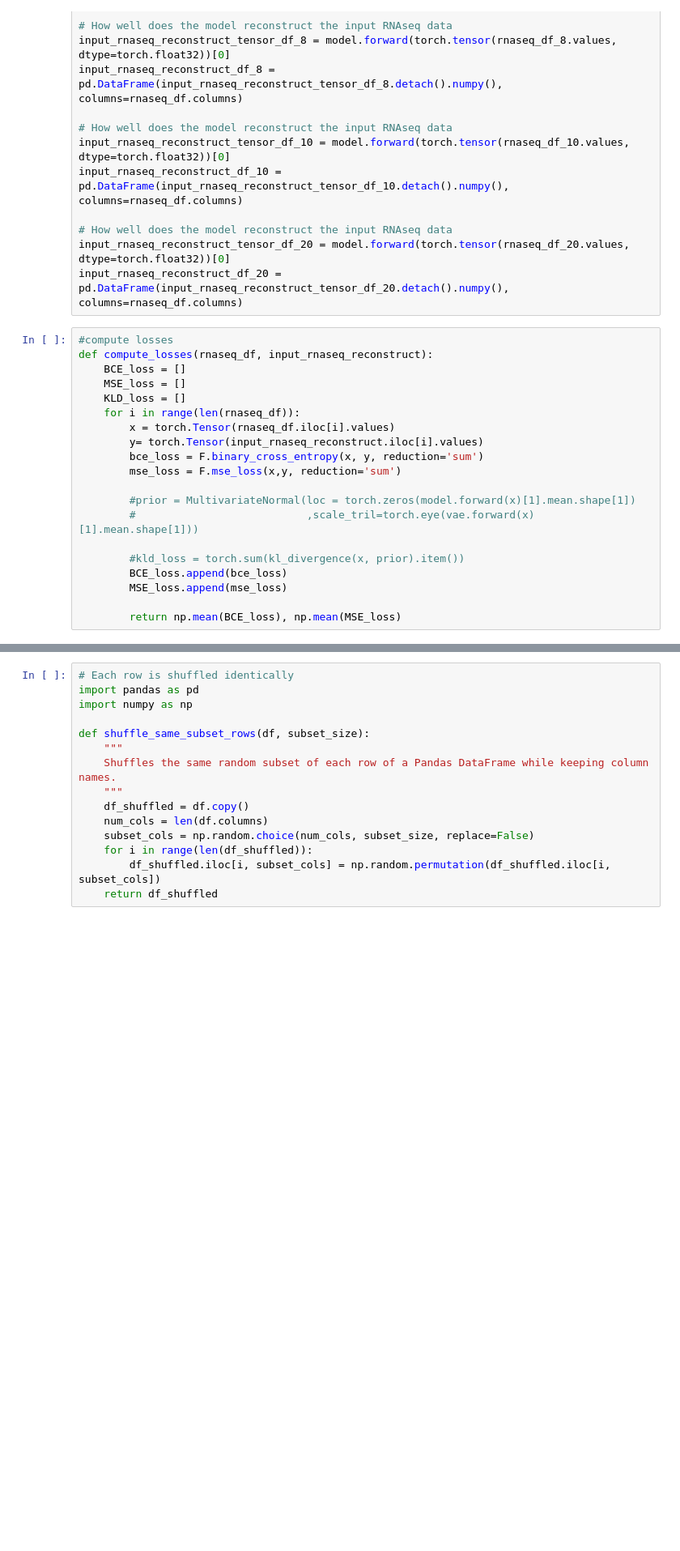
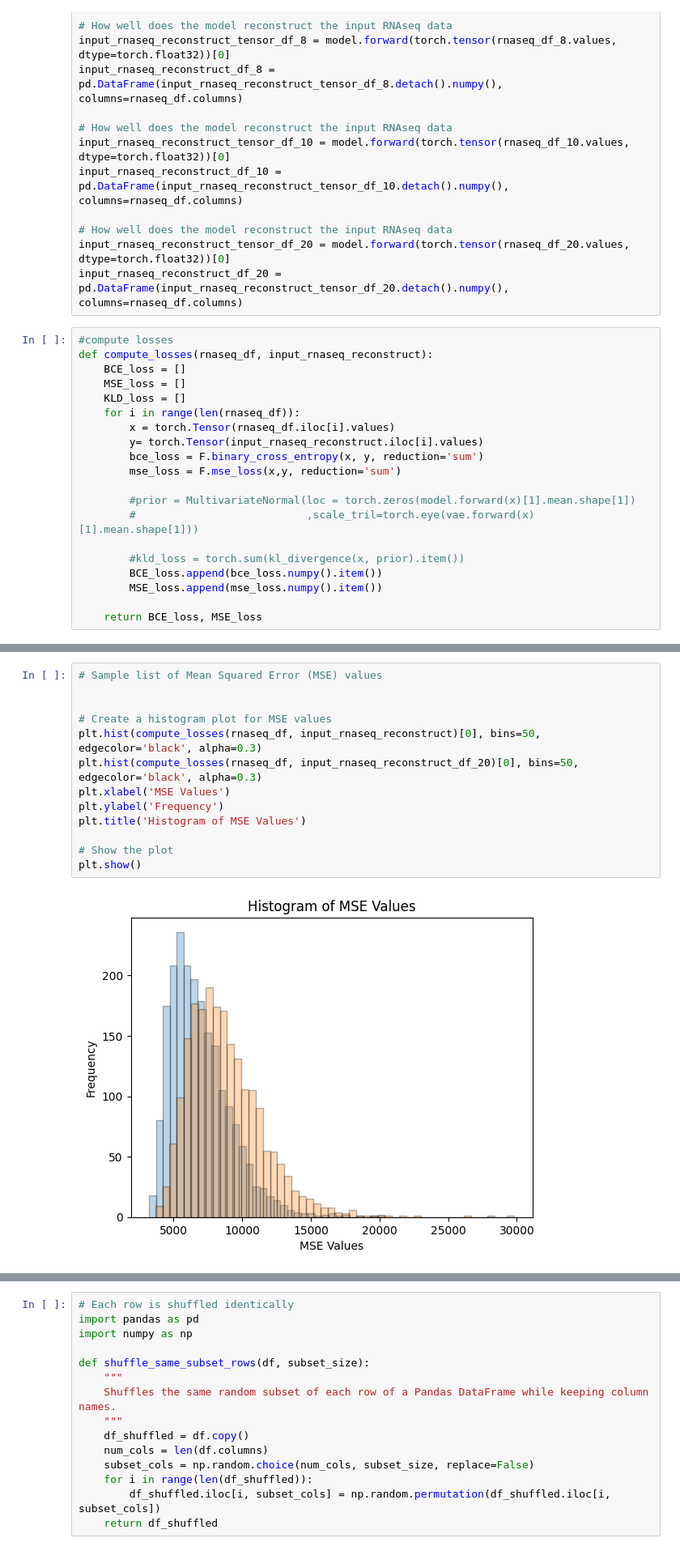
Before and after one commit to aschoudry/VAE_prject, a Jupyter notebook: Reconstruction_losses.ipynb, the cells around one changed output, grey strips where cells are left out. Shown: that part at 81% size. Cells and saved outputs as stored; diff of their text form; blank space fills up the shorter version.

Commit message:
added some plots

```diff
--- a/Reconstruction_losses.ipynb
+++ b/Reconstruction_losses.ipynb
@@ -184,8 +179,8 @@ def compute_losses(rnaseq_df, input_rnaseq_reconstruct):
         #                           ,scale_tril=torch.eye(vae.forward(x)[1].mean.shape[1]))
 
         #kld_loss = torch.sum(kl_divergence(x, prior).item())
-        BCE_loss.append(bce_loss)
-        MSE_loss.append(mse_loss)
+        BCE_loss.append(bce_loss.numpy().item())
+        MSE_loss.append(mse_loss.numpy().item())
 
-        return np.mean(BCE_loss), np.mean(MSE_loss)
+    return BCE_loss, MSE_loss
 # %%
@@ -204,0 +200,15 @@ print(compute_losses(rnaseq_df, input_rnaseq_reconstruct_df_20))
+# %%
+# Sample list of Mean Squared Error (MSE) values
+
+
+# Create a histogram plot for MSE values
+plt.hist(compute_losses(rnaseq_df, input_rnaseq_reconstruct)[0], bins=50, edgecolor='black', alpha=0.3)
+plt.hist(compute_losses(rnaseq_df, input_rnaseq_reconstruct_df_20)[0], bins=50, edgecolor='black', alpha=0.3)
+plt.xlabel('MSE Values')
+plt.ylabel('Frequency')
+plt.title('Histogram of MSE Values')
+
+# Show the plot
+plt.show()
+# %% [output]
+[figure, added]
```
Also changed, not shown: parts of 11 cells of this notebook, 2 other files.
